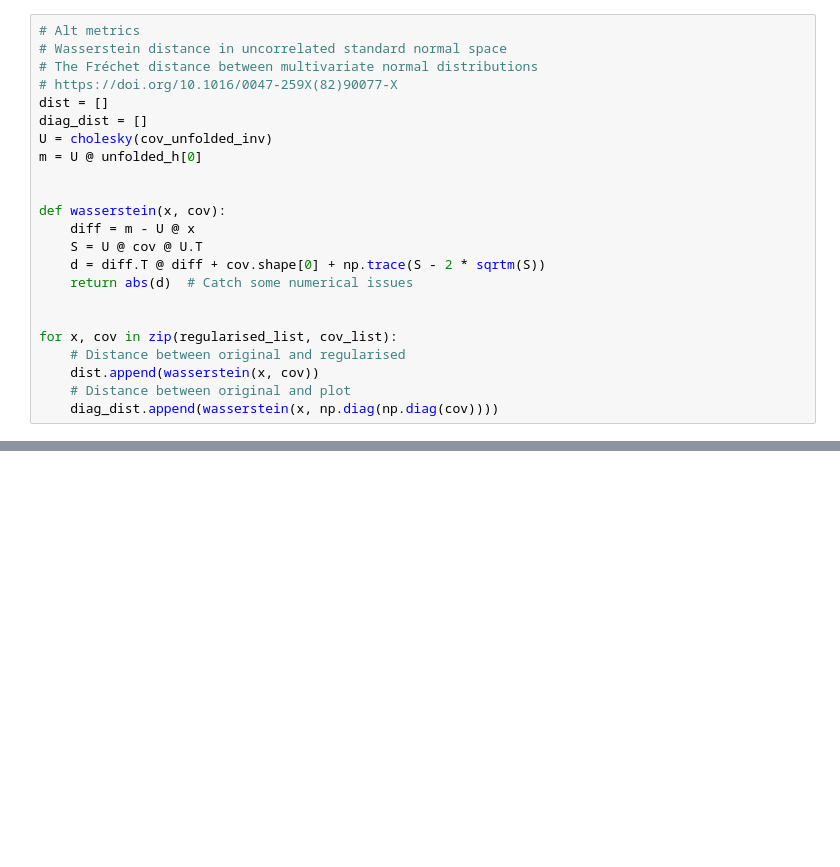
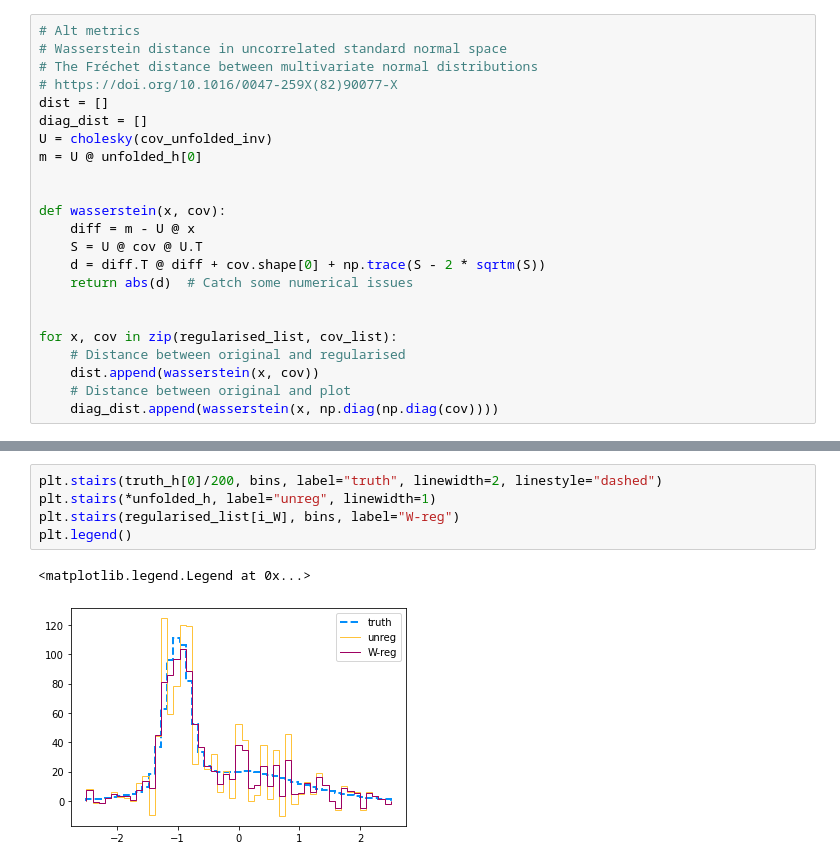
Before and after one commit to ast0815/regularisation, a Jupyter notebook: toy.ipynb, the cells around one changed output, grey strips where cells are left out. Saved outputs shown, nothing was run; the diff lists cells and outputs as text; blank space fills up the shorter version.

```diff
--- a/toy.ipynb
+++ b/toy.ipynb
@@ -205,0 +216,8 @@ for x, y, tau in zip(dist, cor_det_list, tau_list):
+# %%
+plt.stairs(truth_h[0]/200, bins, label="truth", linewidth=2, linestyle="dashed")
+plt.stairs(*unfolded_h, label="unreg", linewidth=1)
+plt.stairs(regularised_list[i_W], bins, label="W-reg")
+plt.legend()
+# %% [output]
+<matplotlib.legend.Legend at 0x...>
+[figure, added]
```
Also changed, not shown: parts of 11 cells of this notebook.
